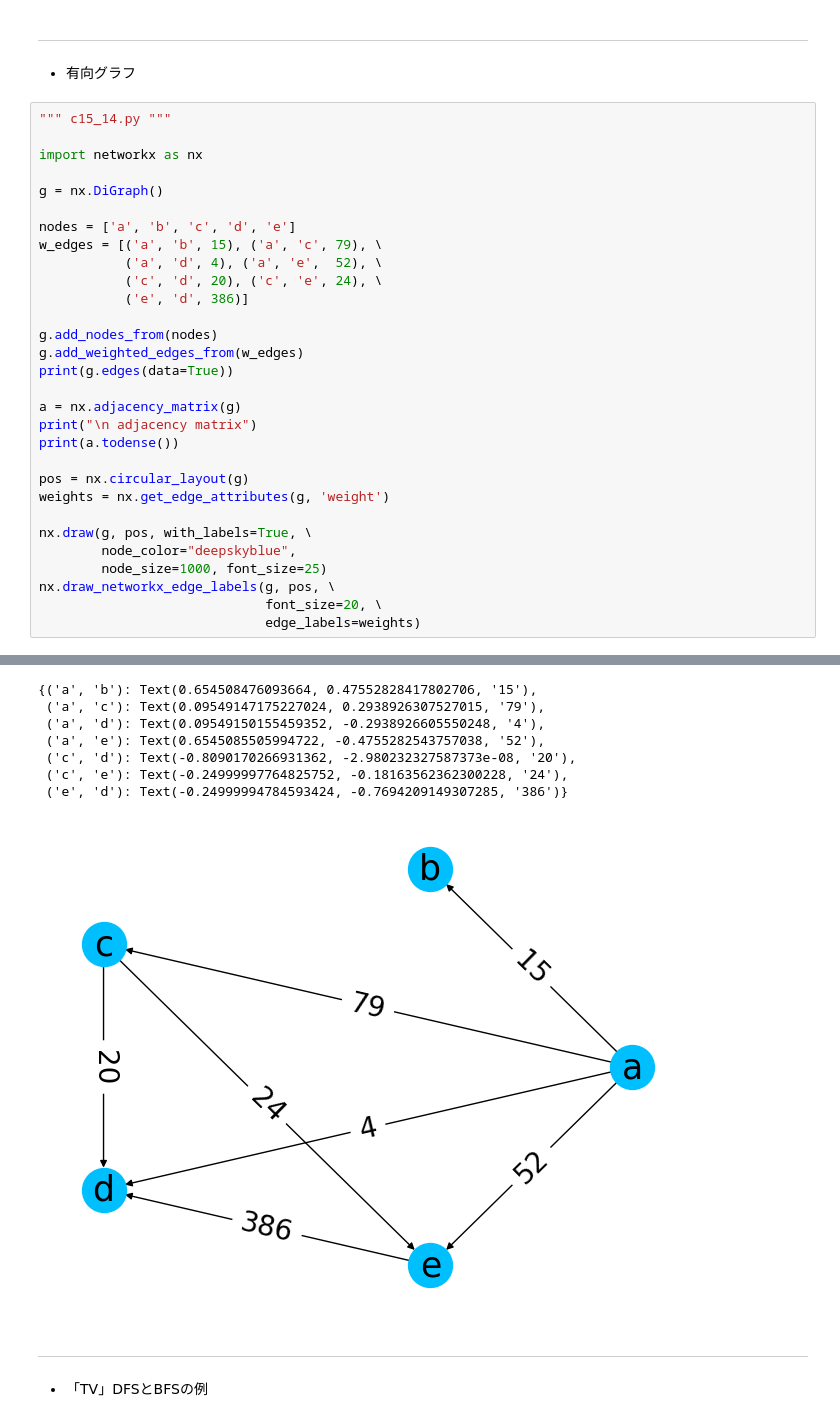
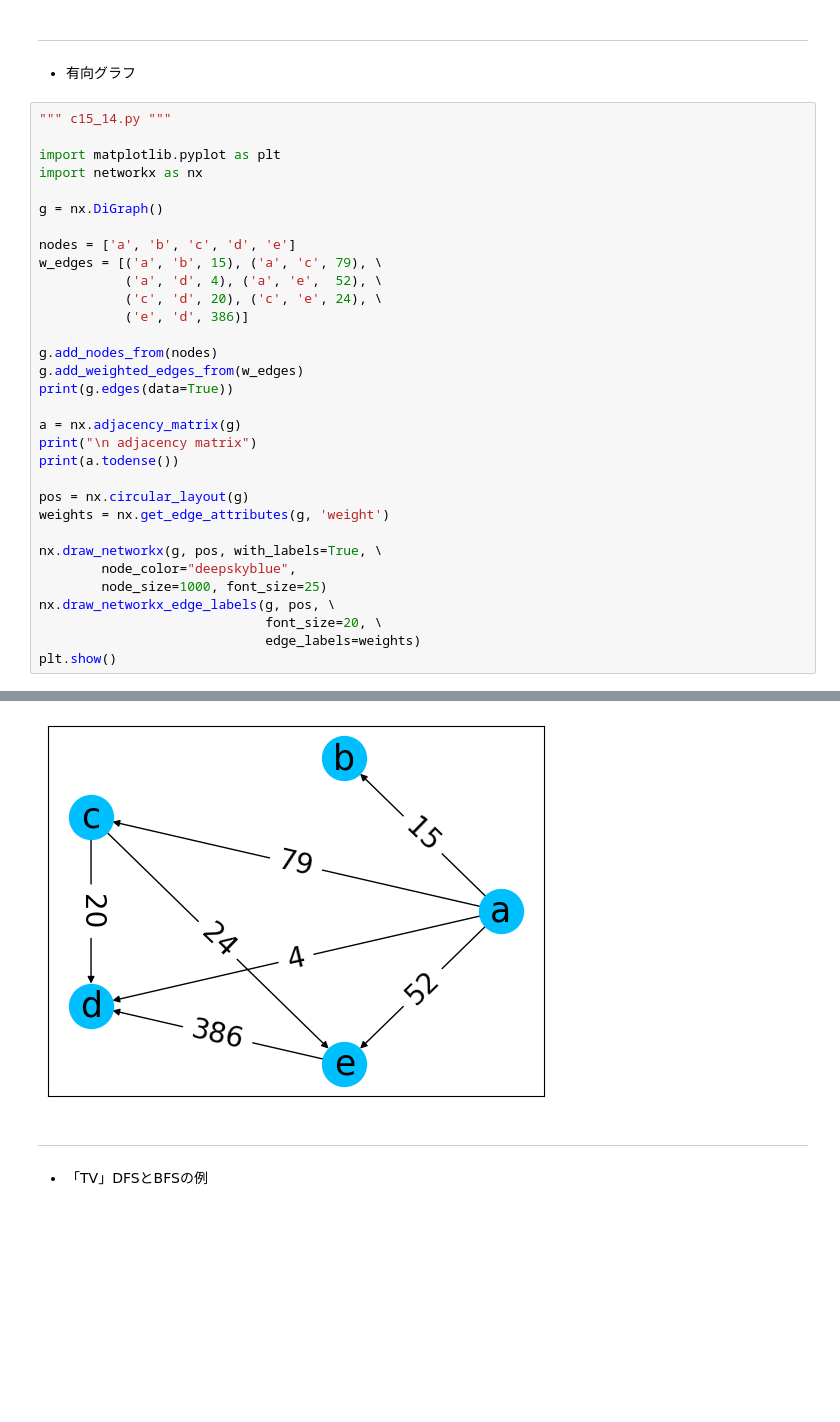
Before and after one commit to slzp6/DS2024, a Jupyter notebook: ds.ipynb, the cells around one changed output, grey strips where cells are left out. Drawn from its saved outputs; the diff is of its cells as text; blank space fills up the shorter version.

```diff
--- a/ds.ipynb
+++ b/ds.ipynb
@@ -12181,6 +12187,7 @@ d
 # %%
 """ c15_14.py """
 
+import matplotlib.pyplot as plt
 import networkx as nx
 
 g = nx.DiGraph()
@@ -12189,42 +12196,36 @@ nodes = ['a', 'b', 'c', 'd', 'e']
 w_edges = [('a', 'b', 15), ('a', 'c', 79), \
            ('a', 'd', 4), ('a', 'e',  52), \
            ('c', 'd', 20), ('c', 'e', 24), \
            ('e', 'd', 386)]
 
 g.add_nodes_from(nodes)
 g.add_weighted_edges_from(w_edges)
 print(g.edges(data=True))
 
 a = nx.adjacency_matrix(g)
 print("\n adjacency matrix")
 print(a.todense())
 
 pos = nx.circular_layout(g)
 weights = nx.get_edge_attributes(g, 'weight')
 
-nx.draw(g, pos, with_labels=True, \
+nx.draw_networkx(g, pos, with_labels=True, \
         node_color="deepskyblue",
         node_size=1000, font_size=25)
 nx.draw_networkx_edge_labels(g, pos, \
                              font_size=20, \
                              edge_labels=weights)
+plt.show()
 # %% [output]
 [('a', 'b', {'weight': 15}), ('a', 'c', {'weight': 79}), ('a', 'd', {'weight': 4}), ('a', 'e', {'weight': 52}), ('c', 'd', {'weight': 20}), ('c', 'e', {'weight': 24}), ('e', 'd', {'weight': 386})]
 
  adjacency matrix
 [[  0  15  79   4  52]
  [  0   0   0   0   0]
  [  0   0   0  20  24]
  [  0   0   0   0   0]
  [  0   0   0 386   0]]
-{('a', 'b'): Text(0.654508476093664, 0.47552828417802706, '15'),
- ('a', 'c'): Text(0.09549147175227024, 0.2938926307527015, '79'),
- ('a', 'd'): Text(0.09549150155459352, -0.2938926605550248, '4'),
- ('a', 'e'): Text(0.6545085505994722, -0.4755282543757038, '52'),
- ('c', 'd'): Text(-0.8090170266931362, -2.980232327587373e-08, '20'),
- ('c', 'e'): Text(-0.24999997764825752, -0.18163562362300228, '24'),
- ('e', 'd'): Text(-0.24999994784593424, -0.7694209149307285, '386')}
-[figure, old version]
+[figure, new version]
 # %% [markdown]
 
 
```
Also changed, not shown: parts of 70 cells of this notebook.
